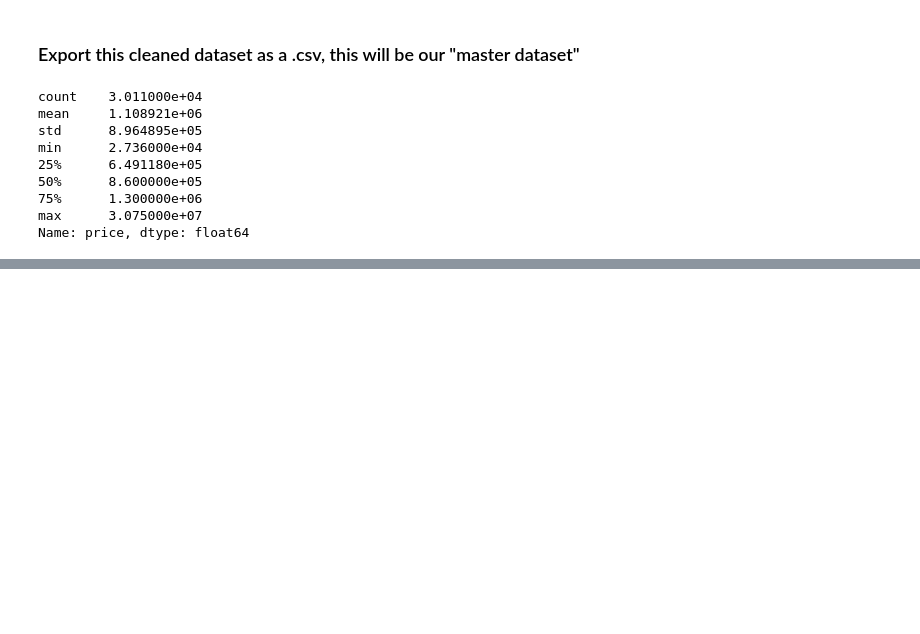
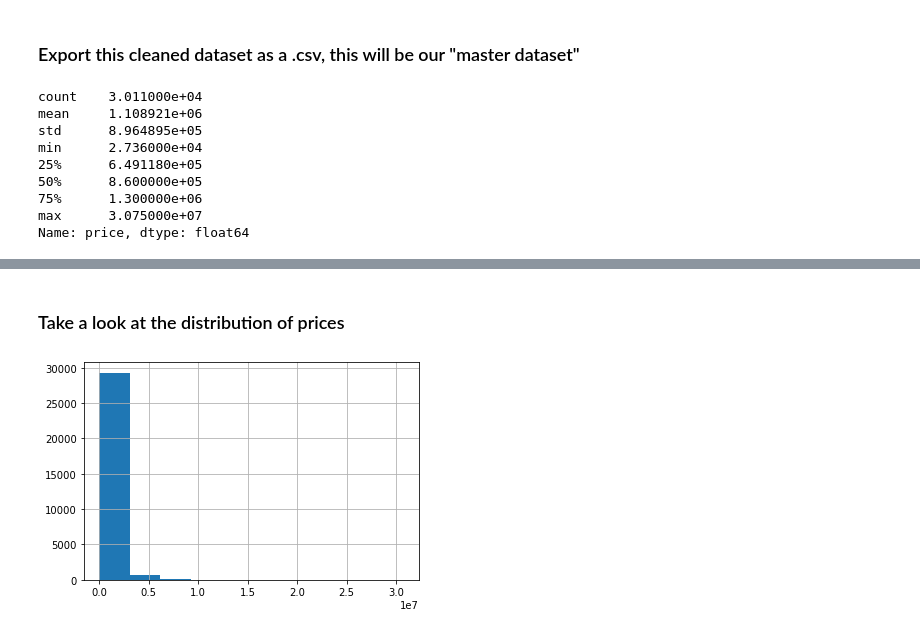
Before and after one commit to albertcchen/dsc-phase-2-project, a Jupyter notebook: albert_notebook.ipynb, the cells around one changed output, grey strips where cells are left out. Cells and saved outputs as stored; diff of their text form; code cells hidden in the pictures; blank space fills up the shorter version.

```diff
--- a/albert_notebook.ipynb
+++ b/albert_notebook.ipynb
@@ -250,0 +298,2 @@ data['postal_code'].
+# %%
+y = data_clean['price']
@@ -250,0 +325,6 @@ data['postal_code'].
+# %% [markdown]
+### Take a look at the distribution of prices
+# %%
+y.hist();
+# %% [output]
+[figure, added]
```
Also changed, not shown: parts of 16 cells of this notebook.
